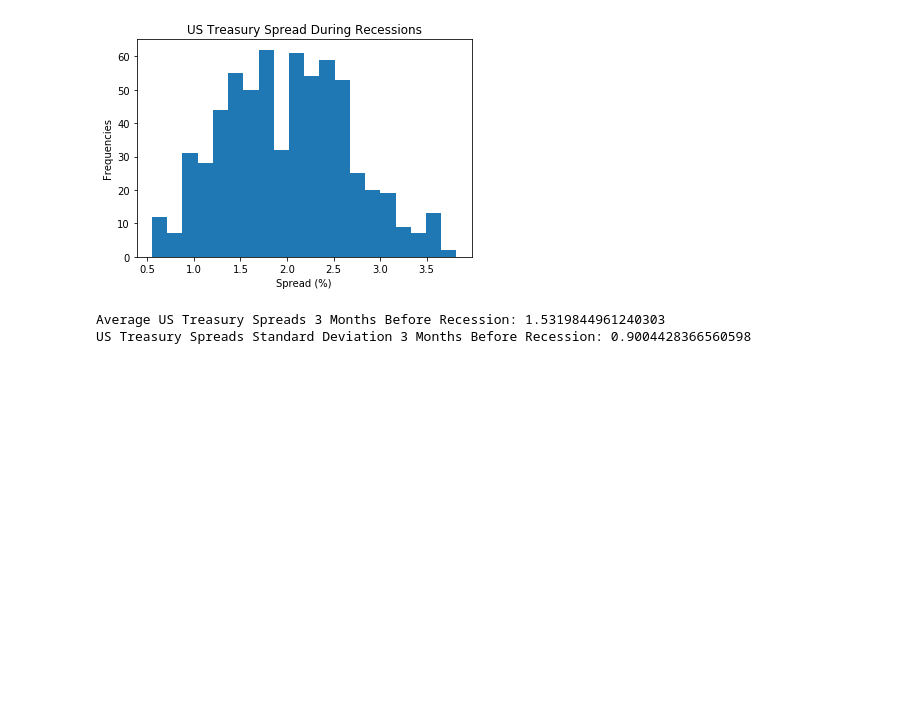
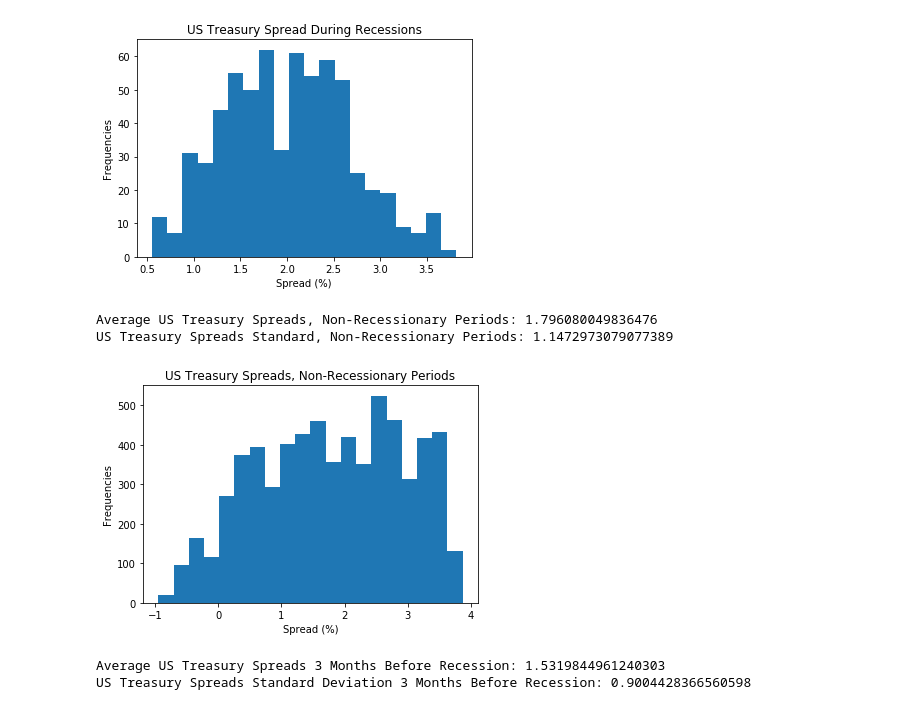
Before and after one commit to pdkim1208/Springboard, a Jupyter notebook: CapstoneProject2.ipynb, the cells around one changed output. Cells and saved outputs as stored; diff of their text form; code cells hidden in the pictures; blank space fills up the shorter version.

```diff
--- a/CapstoneProject2.ipynb
+++ b/CapstoneProject2.ipynb
@@ -392,6 +406,20 @@ print('US Treasury Spreads Standard Deviation During Recessions: ' + str(np.std(
 Average US Treasury Spreads During Recessions: 2.003654743390357
 US Treasury Spreads Standard Deviation During Recessions: 0.6744528470180484
 [figure]
+# %%
+#Histogram of Spreads during non-recessionary periods
+
+plt.hist(tr_hist_not_recession_interpolated.spread, bins = 20)
+plt.title('US Treasury Spreads, Non-Recessionary Periods')
+plt.xlabel('Spread (%)')
+plt.ylabel('Frequencies')
+
+print('Average US Treasury Spreads, Non-Recessionary Periods: ' + str(np.mean(tr_hist_not_recession_interpolated.spread)))
+print('US Treasury Spreads Standard, Non-Recessionary Periods: ' + str(np.std(tr_hist_not_recession_interpolated.spread)))
+# %% [output]
+Average US Treasury Spreads, Non-Recessionary Periods: 1.796080049836476
+US Treasury Spreads Standard, Non-Recessionary Periods: 1.1472973079077389
+[figure, added]
 # %%
 #Histogram of Spreads 3 months before recession
 
```
Also changed, not shown: parts of 2 cells of this notebook.
